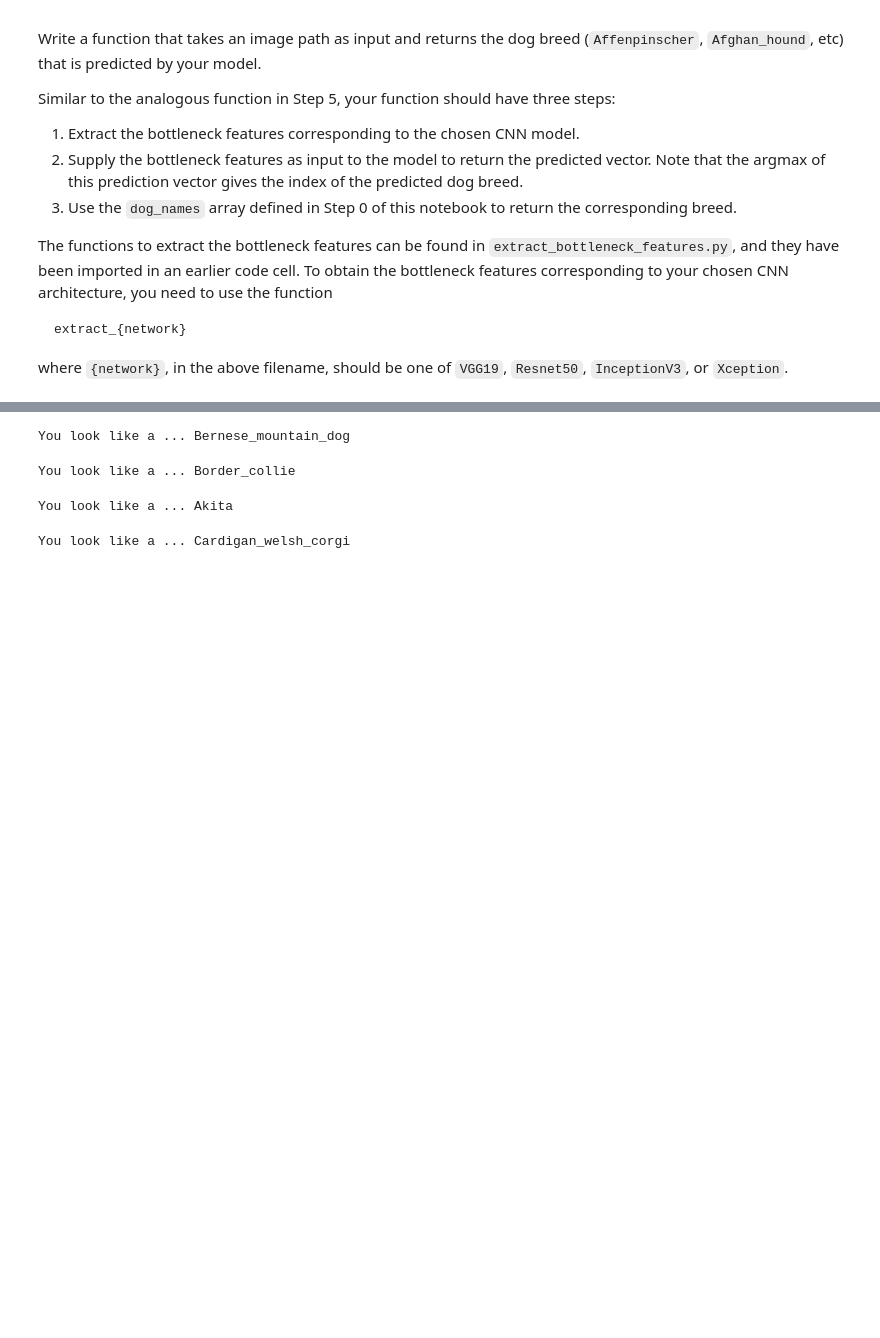
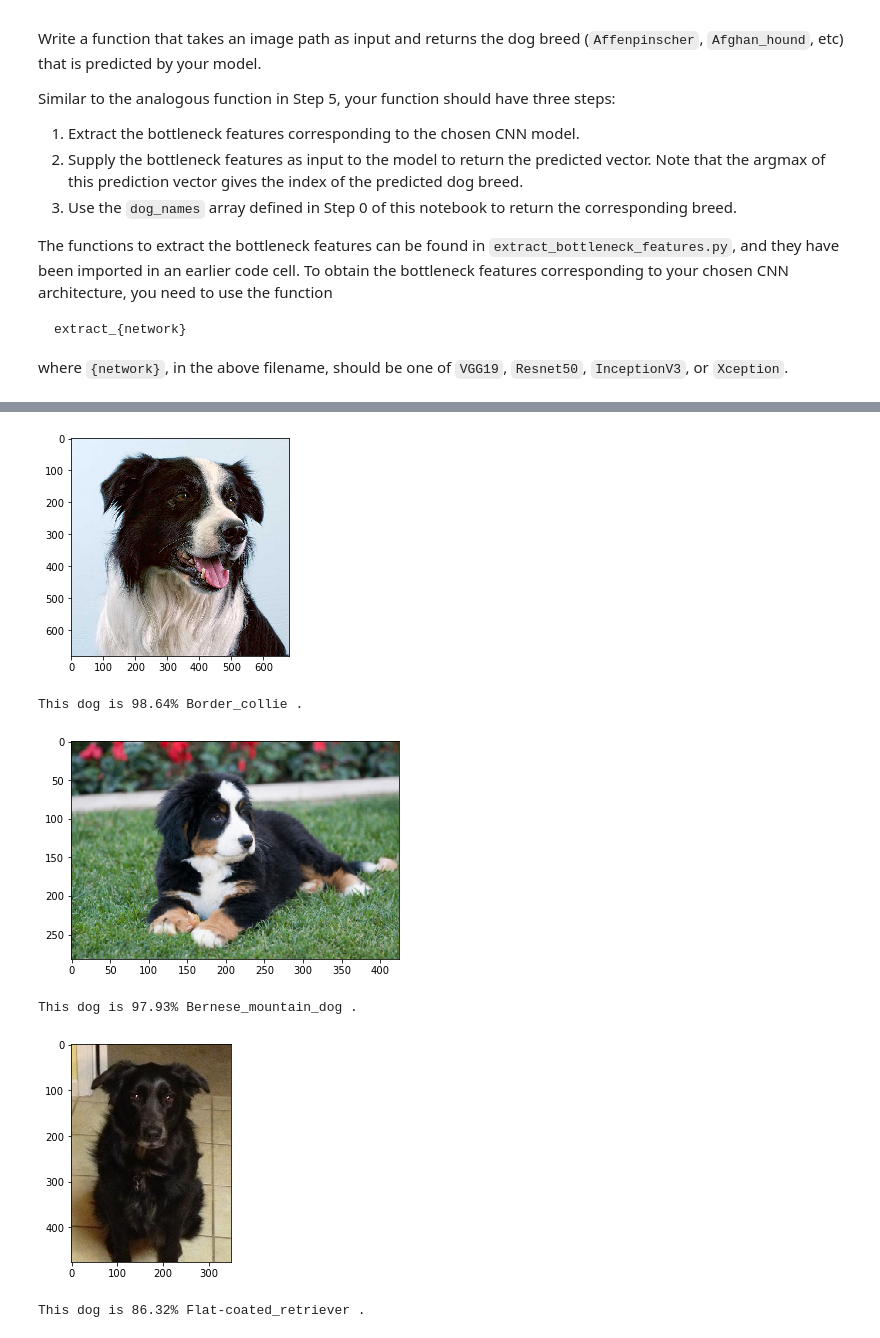
Before and after one commit to hjwk/dog-project, a Jupyter notebook: dog_app.ipynb, the cells around one changed output, grey strips where cells are left out. Saved outputs shown, nothing was run; the diff lists cells and outputs as text; code cells hidden in the pictures; blank space fills up the shorter version.

```diff
--- a/dog_app.ipynb
+++ b/dog_app.ipynb
@@ -687,3 +689,5 @@ VGG19_model.load_weights('saved_models/weights.best.VGG19.hdf5')
+# %%
+tl_model.load_weights('saved_models/weights.best.tl.hdf5')
 # %% [markdown]
 ### (IMPLEMENTATION) Test the Model
 
@@ -740,18 +759,32 @@ Some sample output for our algorithm is provided below, but feel free to design
 
 
 ### (IMPLEMENTATION) Write your Algorithm
-# %%
-### TODO: Write your algorithm.
-### Feel free to use as many code cells as needed.
-def you_look_like_a(img_path):
-    if dog_detector(img_path):
-        predicted_dog = VGG19_predict_breed(img_path)
-        return predicted_dog
-    elif face_detector(img_path):
-        predicted_dog = VGG19_predict_breed(img_path)
-        return predicted_dog
-    else:
-        return 'error'
+# %%
+def you_look_like_a(img_path):
+    if dog_detector(img_path):
+        predicted_dog = tl_predict_breeds(img_path)
+        return [True, predicted_dog]
+    elif face_detector(img_path):
+        predicted_dog = tl_predict_breed(img_path)
+        return [False, predicted_dog]
+    else:
+        return  [None, None]
+
+def dog_app(img_path):
+    img = cv2.imread(img_path)
+    img = cv2.cvtColor(img, cv2.COLOR_BGR2RGB)
+    plt.imshow(img)
+    plt.show()
+
+    [dog, prediction] = you_look_like_a(img_path)
+
+    if dog == None:
+        print("I'm sorry but you are neither a dog nor a human.")
+    elif dog == True:
+        for item in prediction:
+            print("This dog is %.2f%%" % item[1], item[0], ".")
+    else:
+        print("You look like a", prediction, ".")
 # %% [markdown]
 ---
 <a id='step7'></a>
@@ -769,19 +809,12 @@ __Answer:__
-# %%
-## TODO: Execute your algorithm from Step 6 on
-## at least 6 images on your computer.
-## Feel free to use as many code cells as needed.
-print('You look like a ...', you_look_like_a('bernese_puppy.jpg'))
-# %% [output]
-You look like a ... Bernese_mountain_dog
-# %%
-print('You look like a ...', you_look_like_a('bordercollie.jpg'))
-# %% [output]
-You look like a ... Border_collie
-# %%
-print('You look like a ...', you_look_like_a('hubert.jpg'))
-# %% [output]
-You look like a ... Akita
-# %%
-print('You look like a ...', you_look_like_a('javaux.jpg'))
-# %% [output]
-You look like a ... Cardigan_welsh_corgi
+# %%
+# Dogs
+dog_app('myImages/bordercollie.jpg')
+dog_app('myImages/bernese_puppy.jpg')
+dog_app('myImages/50Golden25Husky25AussieAustralianShepherd.jpg')
+# %% [output]
+[figure, added]
+This dog is 98.64% Border_collie .
+[figure, added]
+This dog is 97.93% Bernese_mountain_dog .
+[figure, added]
+This dog is 86.32% Flat-coated_retriever .
```
Also changed, not shown: parts of 29 cells of this notebook, 16 other files.
